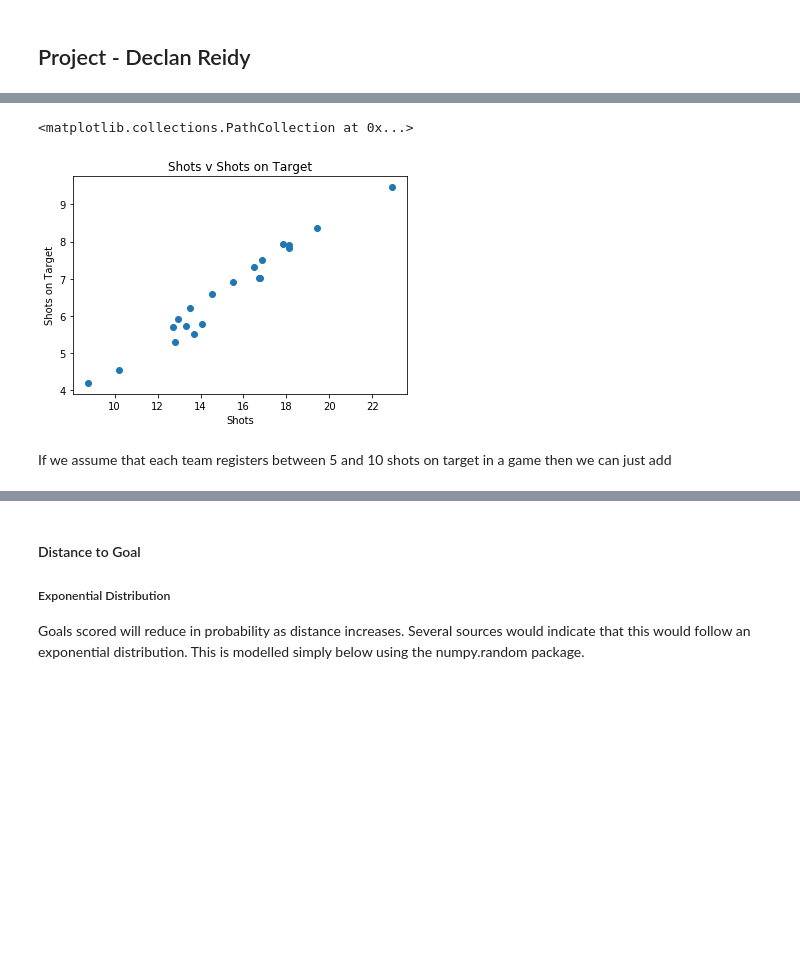
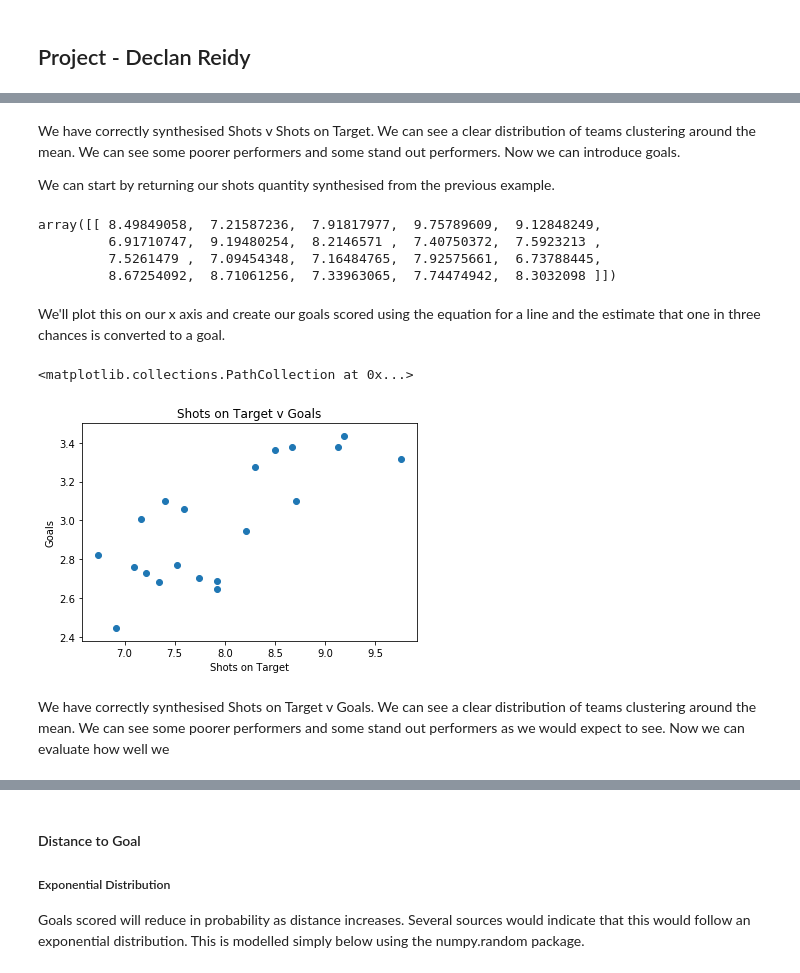
Before and after one commit to G00364690/PDA-Project, a Jupyter notebook: PDA-Project.ipynb, the cells around one changed output, grey strips where cells are left out. Drawn from its saved outputs; the diff is of its cells as text; code cells hidden in the pictures; blank space fills up the shorter version.

```diff
--- a/PDA-Project.ipynb
+++ b/PDA-Project.ipynb
@@ -90,0 +98,13 @@ Given the erratic nature of football results and relatively large standard devia
+# %%
+"Plotting the linear relationship between shots and shots on target"
+"Using a standard deviation of 3 we can generate a random array of number of shots based on a random number between 12 and 25"
+
+import pandas as pd
+import numpy.random as np
+import matplotlib.pyplot as plt
+
+%matplotlib inline
+
+z = np.randint(18,25)
+x = np.normal(z,3,size=20)
+x
@@ -90,0 +117,11 @@ Given the erratic nature of football results and relatively large standard devia
+# %%
+"Using the Random shots value we can then use the equation of a line to plot the shots on target (approx 33%)"
+"We can also add some standard errors to the calculation by adding a small random sample to the x coordinate"
+
+y = (x + 2*np.random((1,20)))/3
+
+plt.xlabel("Shots")
+plt.ylabel("Shots on Target")
+plt.title("Shots v Shots on Target")
+
+plt.scatter(x,y)
@@ -91,20 +131,30 @@ Given the erratic nature of football results and relatively large standard devia
+# %% [markdown]
+We have correctly synthesised Shots v Shots on Target. We can see a clear distribution of teams clustering around the mean. We can see some poorer performers and some stand out performers. Now we can introduce goals.
+
+We can start by returning our shots quantity synthesised from the previous example.
+# %%
+import numpy.random as np
+import matplotlib.pyplot as plt
+
+y
+# %% [output]
+array([[ 8.49849058,  7.21587236,  7.91817977,  9.75789609,  9.12848249,
+         6.91710747,  9.19480254,  8.2146571 ,  7.40750372,  7.5923213 ,
+         7.5261479 ,  7.09454348,  7.16484765,  7.92575661,  6.73788445,
+         8.67254092,  8.71061256,  7.33963065,  7.74474942,  8.3032098 ]])
+# %% [markdown]
+We'll plot this on our x axis and create our goals scored using the equation for a line and the estimate that one in three chances is converted to a goal.
 # %%
-import numpy.random as np
-import matplotlib.pyplot as plt
+x = y
+y1 = (x + 2*np.random((1,20)))/3
 
-z = np.randint(12,25)
-x = np.normal(z,3,size=20)
+plt.xlabel("Shots on Target")
+plt.ylabel("Goals")
+plt.title("Shots on Target v Goals")
 
-
-y = (x + 2*np.random((1,20)))/2.5
-
-plt.xlabel("Shots")
-plt.ylabel("Shots on Target")
-plt.title("Shots v Shots on Target")
-
-plt.scatter(x,y)
+plt.scatter(x,y1)
 # %% [output]
 <matplotlib.collections.PathCollection at 0x...>
-[figure, old version]
+[figure, new version]
-# %% [markdown]
-If we assume that each team registers between 5 and 10 shots on target in a game then we can just add
+# %% [markdown]
+We have correctly synthesised Shots on Target v Goals. We can see a clear distribution of teams clustering around the mean. We can see some poorer performers and some stand out performers as we would expect to see. Now we can evaluate how well we
```
Also changed, not shown: parts of 12 cells of this notebook.
